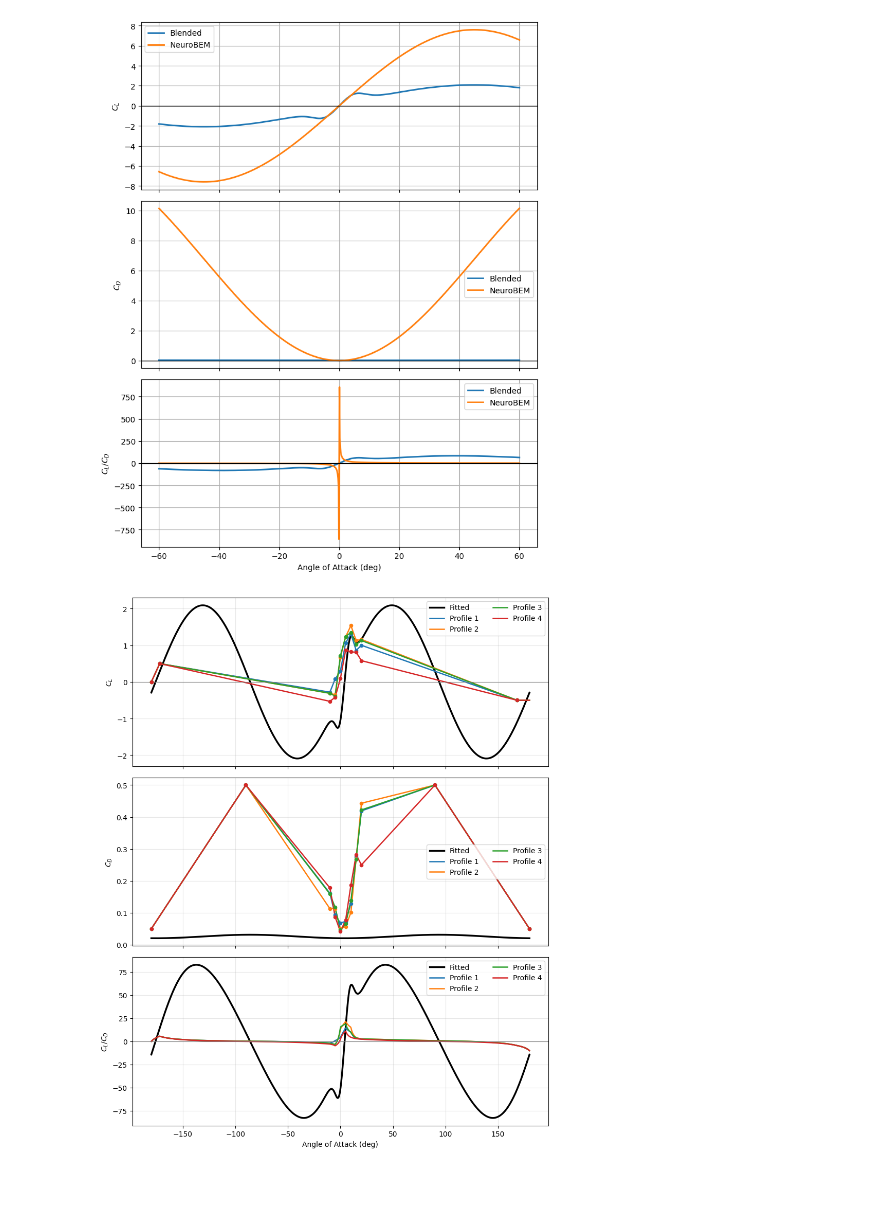
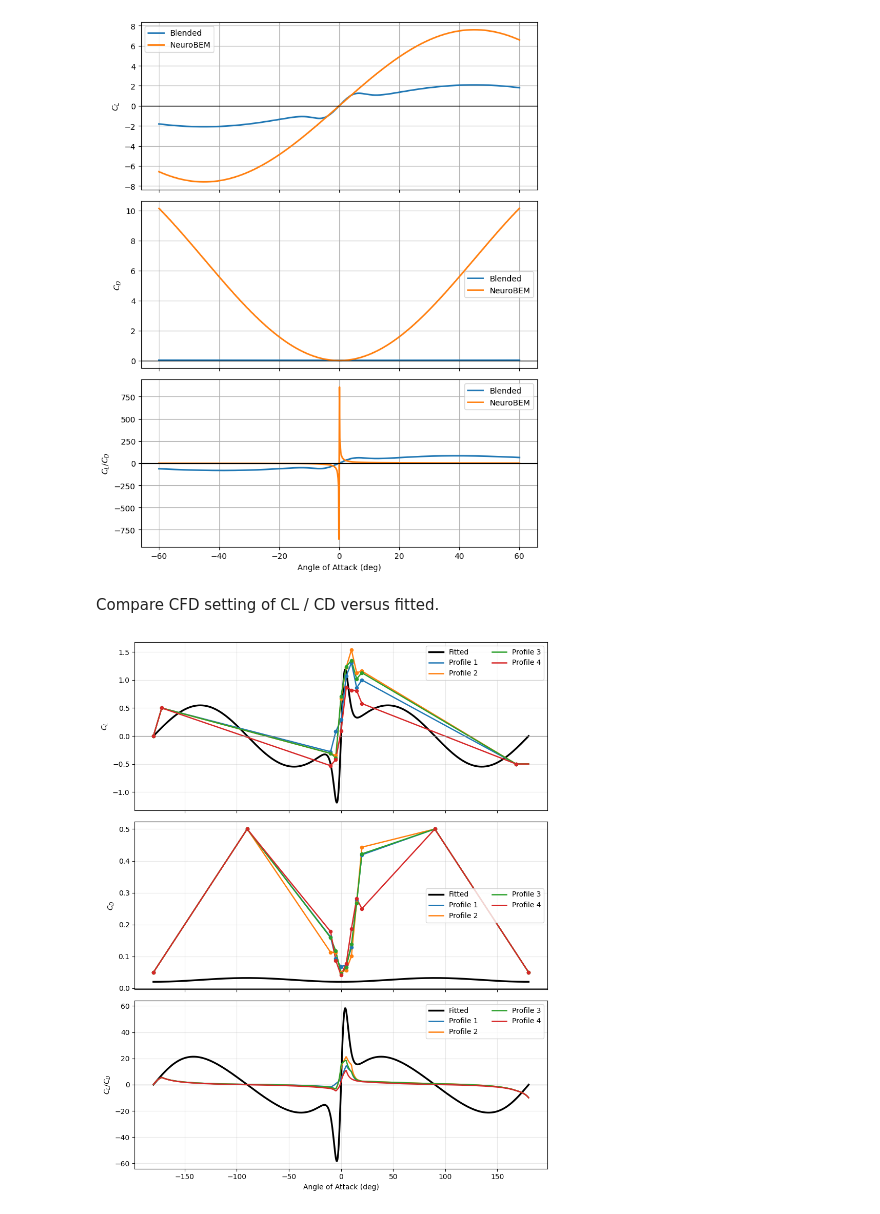
Before and after one commit to zzzzzzhym/aerial_robot_testbed, a Jupyter notebook: inflow_model/airfoil/airfoil_users_guide.ipynb, the cells around one changed output. Saved outputs shown, nothing was run; the diff lists cells and outputs as text; code cells hidden in the pictures; blank space fills up the shorter version.

```diff
--- a/inflow_model/airfoil/airfoil_users_guide.ipynb
+++ b/inflow_model/airfoil/airfoil_users_guide.ipynb
@@ -96,6 +96,8 @@ plt.tight_layout()
 plt.show()
 # %% [output]
 [figure]
+# %% [markdown]
+Compare CFD setting of CL / CD versus fitted.
 # %%
 import numpy as np
 import matplotlib.pyplot as plt
@@ -154,7 +156,8 @@ alpha_rad = np.radians(alpha_deg)
 
 # Fitted model
 # coeff = aero_coeff.Coeffecients(cl_1=8.0, cl_2=1.0, cd=3.0, alpha_0=np.deg2rad(10), alpha_l0=np.deg2rad(4))   # visual best fit
-coeff = aero_coeff.Coeffecients(cl_1=19.788, cl_2=4.183, cd=0.011, alpha_0=np.deg2rad(5.989), alpha_l0=np.deg2rad(4))
+# coeff = aero_coeff.Coeffecients(cl_1=19.788, cl_2=4.183, cd=0.011, alpha_0=np.deg2rad(5.989), alpha_l0=np.deg2rad(4))
+coeff = aero_coeff.Coeffecients(cl_1=49.995, cl_2=3.651*0.3, cd=0.012, alpha_0=np.deg2rad(2.537), alpha_l0=np.deg2rad(0))
 cl_fitted = coeff.get_cl(alpha_rad)
 cd_fitted = coeff.get_cd(alpha_rad, 10, 0.1)
 
@@ -225,31 +228,31 @@ for profile in profiles:
         np.degrees(aoa_cl),
         cl_data,
         color=color,
         s=20,
         zorder=3,
     )
 
     axs[1].scatter(
         np.degrees(aoa_cd),
         cd_data,
         color=color,
         s=20,
         zorder=3,
     )
 
 # Formatting
 y_labels = [r"$C_L$", r"$C_D$", r"$C_L/C_D$"]
 
 for ax, ylabel in zip(axs, y_labels):
     ax.axhline(0.0, color="gray", linewidth=0.8)
     ax.set_ylabel(ylabel)
     ax.grid(True, alpha=0.3)
     ax.legend(ncol=2)
 
 axs[2].set_xlabel("Angle of Attack (deg)")
 # axs[2].set_xlim(-60.0, 60.0)
 
 plt.tight_layout()
 plt.show()
 # %% [output]
-[figure, old version]
+[figure, new version]
```
Also changed, not shown: parts of 1 cell of this notebook, 3 other files.
